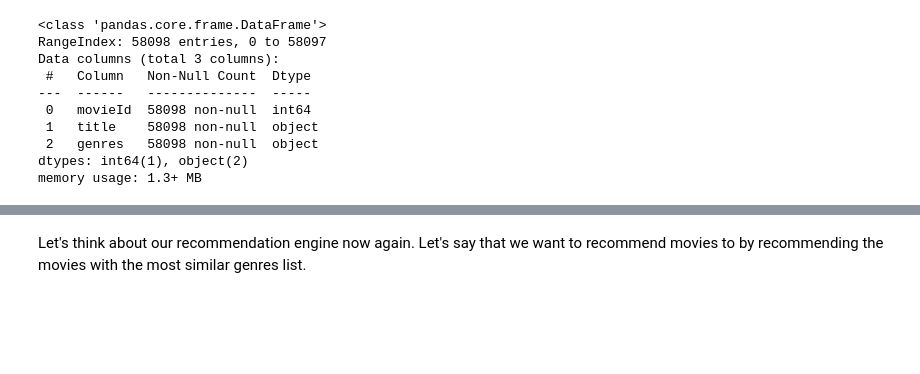
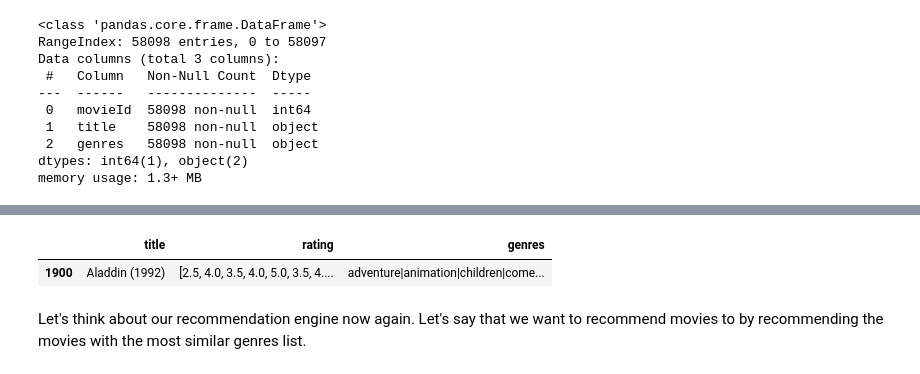
Before and after one commit to lizzypy/simple_recommendation_engine, a Jupyter notebook: analysis/Movies Data Analysis.ipynb, the cells around one changed output, grey strips where cells are left out. Saved outputs shown, nothing was run; the diff lists cells and outputs as text; code cells hidden in the pictures; blank space fills up the shorter version.

```diff
--- a/analysis/Movies Data Analysis.ipynb
+++ b/analysis/Movies Data Analysis.ipynb
@@ -133,3 +238,8 @@ Next let's get an average rating for each movie by grouping by title and creatin
+# %%
+movies_grouped_by_title.loc[movies_grouped_by_title['title'] == 'Aladdin (1992)']
+# %% [output]
+|  | title | rating | genres |
+| 1900 | Aladdin (1992) | [2.5, 4.0, 3.5, 4.0, 5.0, 3.5, 4.... | adventure|animation|children|come... |
 # %% [markdown]
 Let's think about our recommendation engine now again.  Let's say that we want to recommend movies to by recommending the movies with the most similar genres list.
 # %% [markdown]
```
Also changed, not shown: parts of 54 cells of this notebook, 2 other files.
